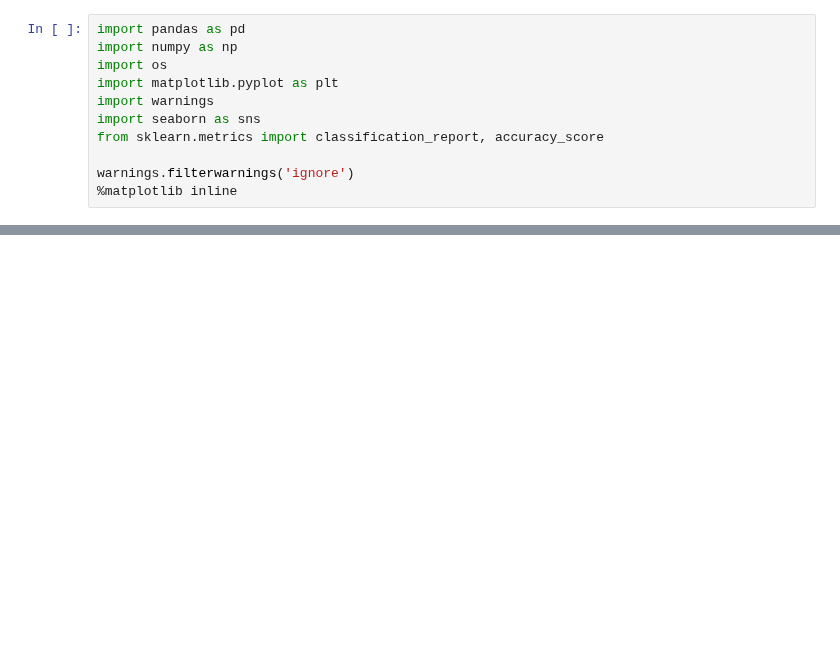
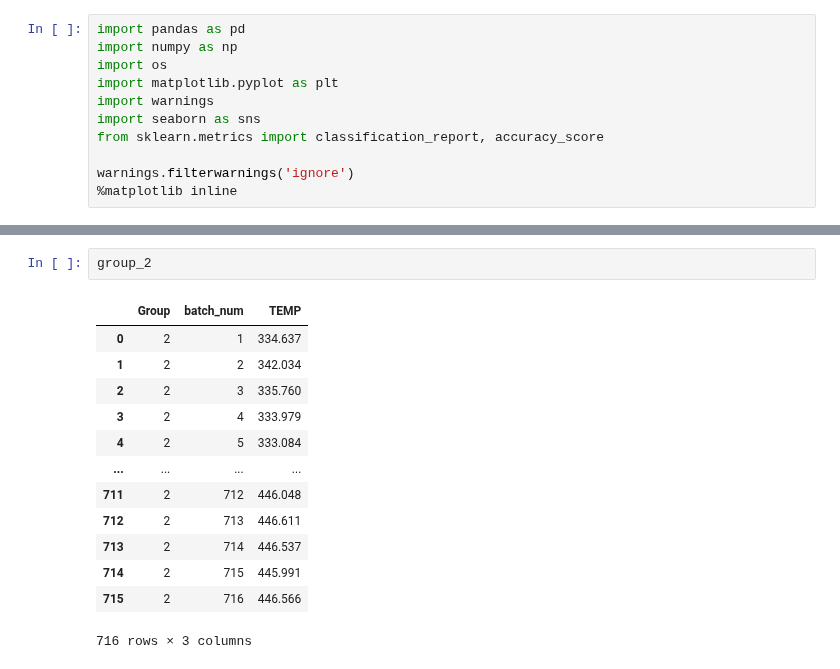
Before and after one commit to ksh914/hanhwa, a Jupyter notebook: 10_16.ipynb, the cells around one changed output, grey strips where cells are left out. Cells and saved outputs as stored; diff of their text form; blank space fills up the shorter version.

```diff
--- a/10_16.ipynb
+++ b/10_16.ipynb
@@ -126,0 +138,16 @@ df = tmp
+# %%
+group_2
+# %% [output]
+|  | Group | batch_num | TEMP |
+| 0 | 2 | 1 | 334.637 |
+| 1 | 2 | 2 | 342.034 |
+| 2 | 2 | 3 | 335.760 |
+| 3 | 2 | 4 | 333.979 |
+| 4 | 2 | 5 | 333.084 |
+| ... | ... | ... | ... |
+| 711 | 2 | 712 | 446.048 |
+| 712 | 2 | 713 | 446.611 |
+| 713 | 2 | 714 | 446.537 |
+| 714 | 2 | 715 | 445.991 |
+| 715 | 2 | 716 | 446.566 |
+716 rows × 3 columns
```
Also changed, not shown: parts of 19 cells of this notebook.
